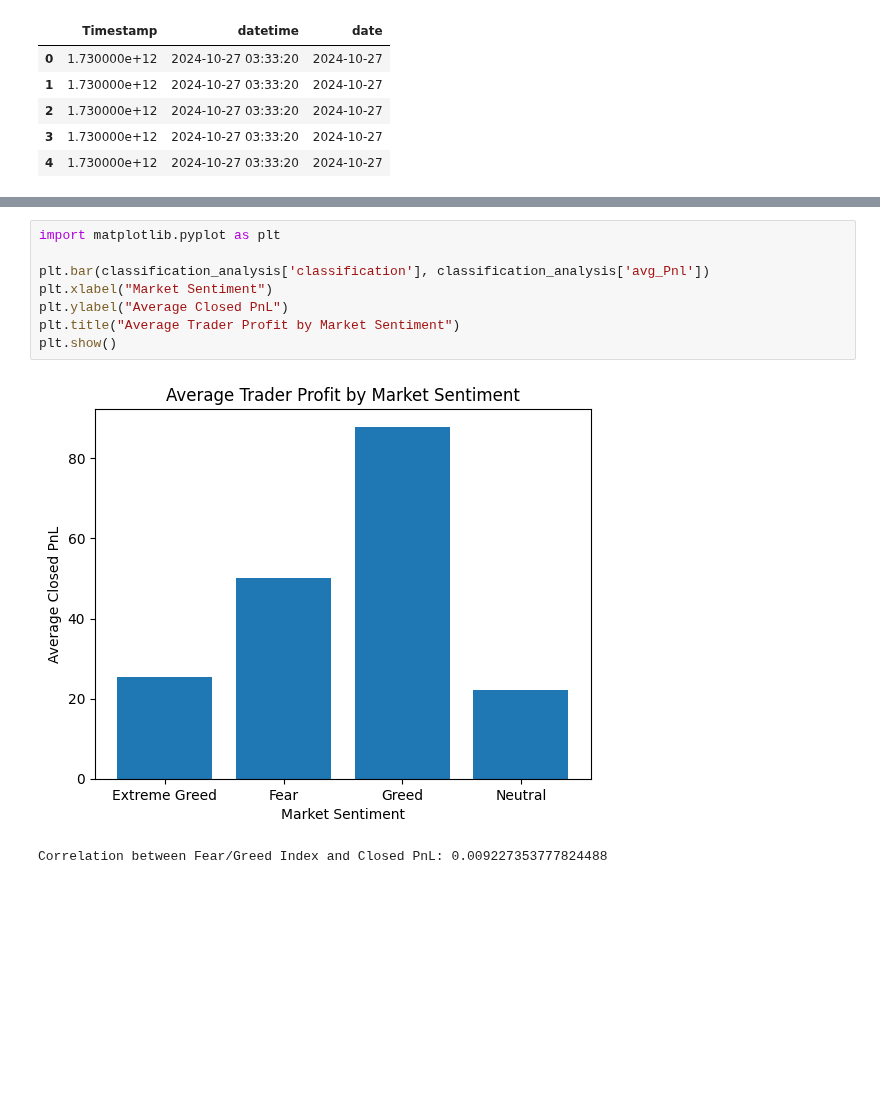
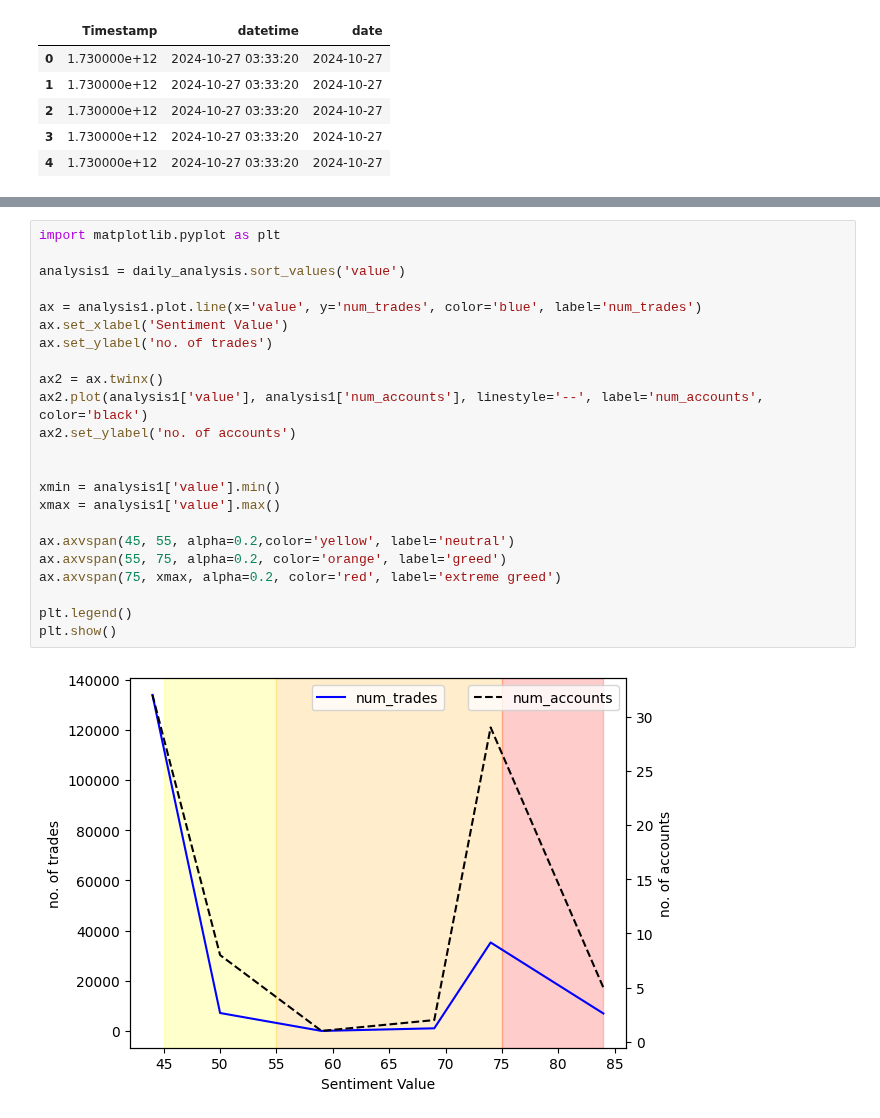
Before and after one commit to aimansana/Trader-Performance-vs-Market-Sentiment, a Jupyter notebook: test.ipynb, the cells around one changed output, grey strips where cells are left out. Cells and saved outputs as stored; diff of their text form; blank space fills up the shorter version.

Commit message:
graphs

```diff
--- a/test.ipynb
+++ b/test.ipynb
@@ -186,11 +194,25 @@ classification_analysis.head()
-# %%
-import matplotlib.pyplot as plt
-
-plt.bar(classification_analysis['classification'], classification_analysis['avg_Pnl'])
-plt.xlabel("Market Sentiment")
-plt.ylabel("Average Closed PnL")
-plt.title("Average Trader Profit by Market Sentiment")
-plt.show()
-# %% [output]
-[figure, removed]
-Correlation between Fear/Greed Index and Closed PnL: 0.009227353777824488
+# %%
+import matplotlib.pyplot as plt
+
+analysis1 = daily_analysis.sort_values('value')
+
+ax = analysis1.plot.line(x='value', y='num_trades', color='blue', label='num_trades')
+ax.set_xlabel('Sentiment Value')
+ax.set_ylabel('no. of trades')
+
+ax2 = ax.twinx()
+ax2.plot(analysis1['value'], analysis1['num_accounts'], linestyle='--', label='num_accounts', color='black')
+ax2.set_ylabel('no. of accounts')
+
+
+xmin = analysis1['value'].min()
+xmax = analysis1['value'].max()
+
+ax.axvspan(45, 55, alpha=0.2,color='yellow', label='neutral')
+ax.axvspan(55, 75, alpha=0.2, color='orange', label='greed')
+ax.axvspan(75, xmax, alpha=0.2, color='red', label='extreme greed')
+
+plt.legend()
+plt.show()
+# %% [output]
+[figure, added]
```
Also changed, not shown: parts of 9 cells of this notebook.
